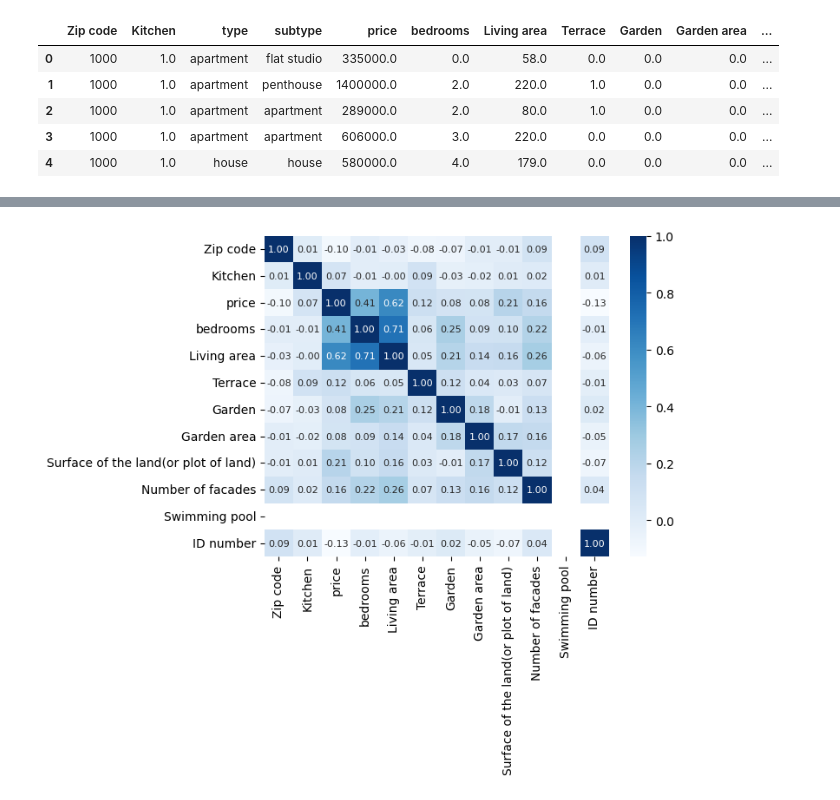
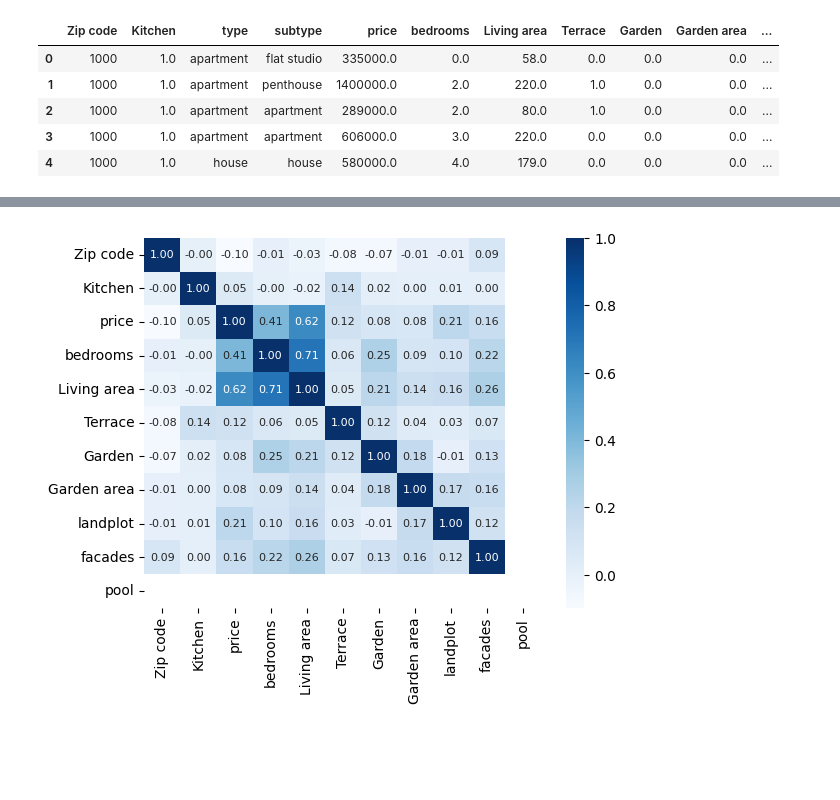
Before and after one commit to danielbauwens/Immo-Project-Data-Analysis, a Jupyter notebook: analysis.ipynb, the cells around one changed output, grey strips where cells are left out. Cells and saved outputs as stored; diff of their text form; code cells hidden in the pictures; blank space fills up the shorter version.

Commit message:
added more plots, did more cleanup

```diff
--- a/analysis.ipynb
+++ b/analysis.ipynb
@@ -32,0 +17,6 @@ graph.set_xticklabels(graph.get_xticklabels(), rotation=40, ha='right')
+# %%
+ds = pd.read_csv('main_property_data.csv')
+ds.drop('Raw num:', inplace=True, axis=1)
+dss = pd.read_csv('merged_data.csv')
+print(ds.count(), '\n')
+print(dss.count())
@@ -33,7 +41,7 @@ graph.set_xticklabels(graph.get_xticklabels(), rotation=40, ha='right')
 # %%
 
-graph_mx = ds.corr(numeric_only=True)
+graph_mx = dss.corr(numeric_only=True)
 graph = sns.heatmap(graph_mx, annot=True, annot_kws={"size": 8}, fmt='.2f', cmap='Blues')
 # %% [output]
-[figure, old version]
+[figure, new version]
 # %%
```
Also changed, not shown: parts of 13 cells of this notebook, 2 other files.
